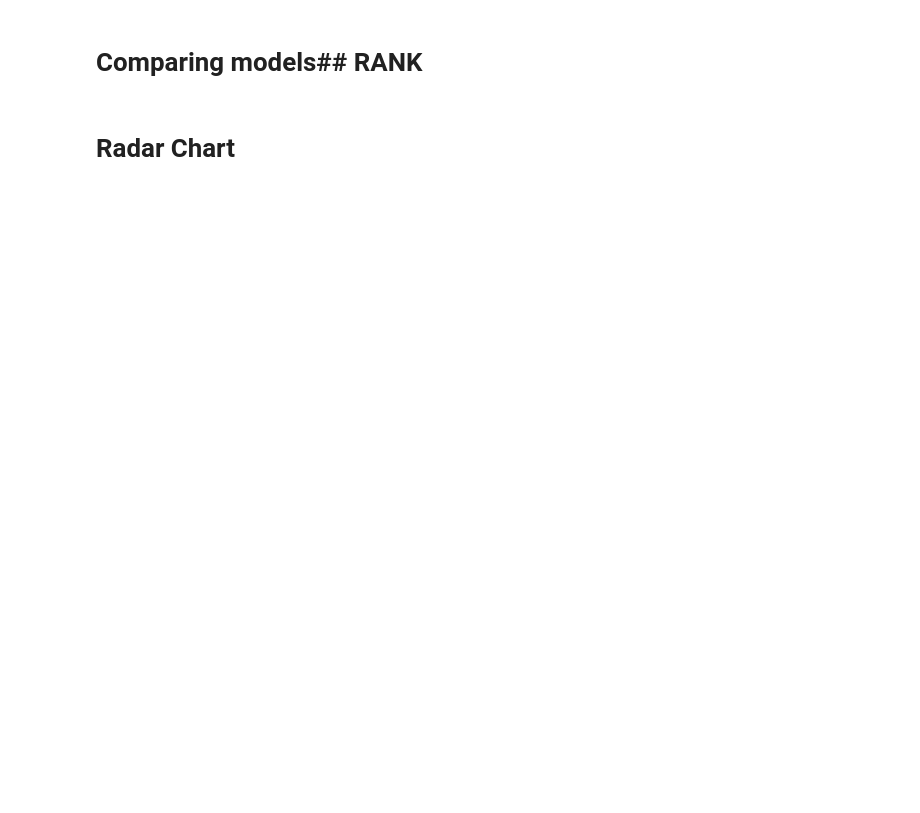
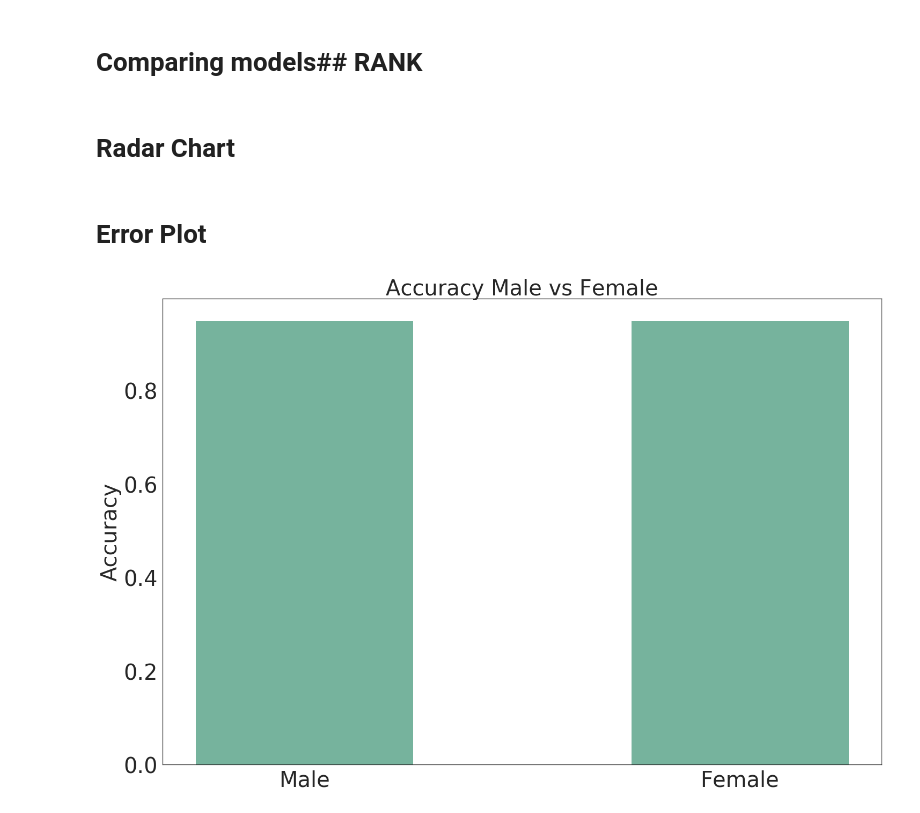
Before and after one commit to OnHoliday/DeepLearning_CNN, a Jupyter notebook: jupyter/log_plots.ipynb, the cells around one changed output. Saved outputs shown, nothing was run; the diff lists cells and outputs as text; code cells hidden in the pictures; blank space fills up the shorter version.

Commit message:
plots

```diff
--- a/jupyter/log_plots.ipynb
+++ b/jupyter/log_plots.ipynb
@@ -297,3 +305,29 @@ createRadar("Common_conv", [0.42, 0.68, 0.45], color='#265069')
 createRadar("Separate_conv", [0.44, 0.8, 0.55], color='#76b39d')
 # %%
 createRadar("Transfer_learn", [0.13, 0.53, 0.41], color='#9c2c2c')
+# %% [markdown]
+# Error Plot
+# %%
+df = pd.read_csv('final_results_ensemble_gender.csv')
+df = df[['gender_truth', 'gender_preds']]
+male = df[df['gender_truth']==0]
+
+from sklearn.metrics import accuracy_score
+y_true_m, y_pred_m = male['gender_truth'], male['gender_preds']
+male_acc = accuracy_score(y_true_m, y_pred_m)
+
+female = df[df['gender_truth']==1]
+y_true, y_pred = male['gender_truth'], male['gender_preds']
+female_acc = accuracy_score(y_true, y_pred)
+
+
+ax = plt.subplot(111)
+ax.bar('Male',male_acc, width=0.5, color='#76b39d', align='center')
+ax.bar('Female',female_acc, width=0.5, color='#76b39d', align='center')
+ax.set_title('Accuracy Male vs Female', fontsize=40)
+ax.set_ylabel("Accuracy", fontsize=40)
+ax.tick_params(labelsize=40)
+fig = ax.get_figure()
+fig.savefig("ACC_gender.png")
+# %% [output]
+[figure, added]
```
Also changed, not shown: parts of 5 cells of this notebook.
